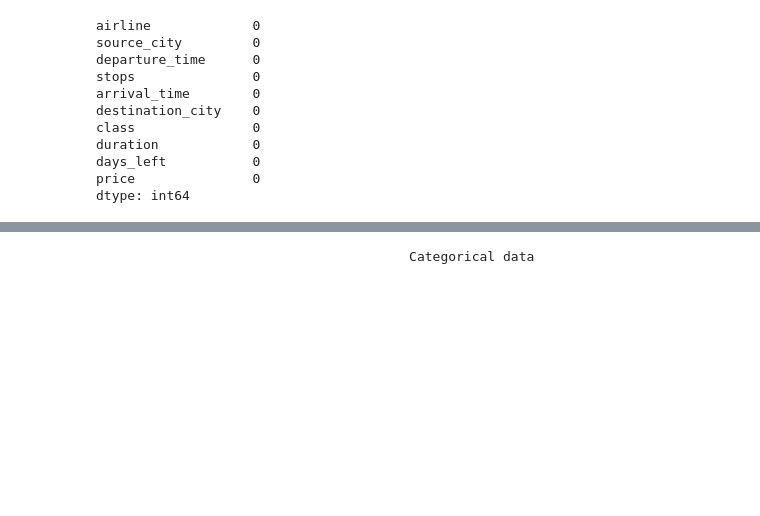
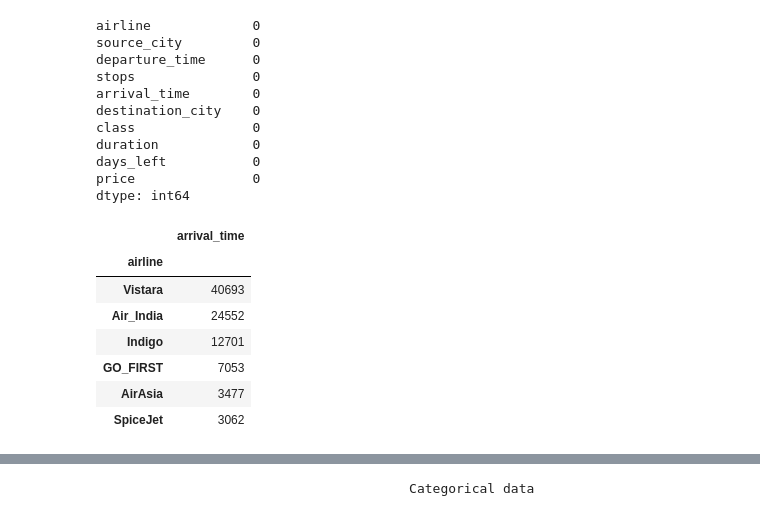
Before and after one commit to Obianuju001/Flight_Booking_Price, a Jupyter notebook: Flight_Price.ipynb, the cells around one changed output, grey strips where cells are left out. Saved outputs shown, nothing was run; the diff lists cells and outputs as text; code cells hidden in the pictures; blank space fills up the shorter version.

```diff
--- a/Flight_Price.ipynb
+++ b/Flight_Price.ipynb
@@ -60,3 +82,18 @@ duration            0
 days_left           0
 price               0
 dtype: int64
+# %%
+# How many times did each airline arrive at Night?
+sel = df[['airline', 'arrival_time']]
+sel = sel.loc[sel.arrival_time == 'Night']
+sel = sel.groupby('airline')[['arrival_time']].count().sort_values(by = 'arrival_time', ascending = False)
+sel
+# %% [output]
+|  | arrival_time |
+| airline |  |
+| Vistara | 40693 |
+| Air_India | 24552 |
+| Indigo | 12701 |
+| GO_FIRST | 7053 |
+| AirAsia | 3477 |
+| SpiceJet | 3062 |
```
Also changed, not shown: parts of 4 cells of this notebook.
